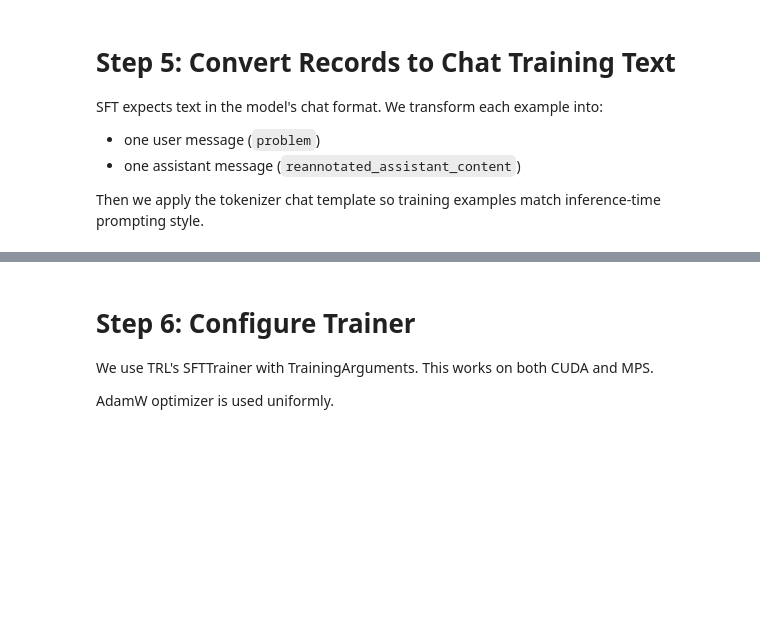
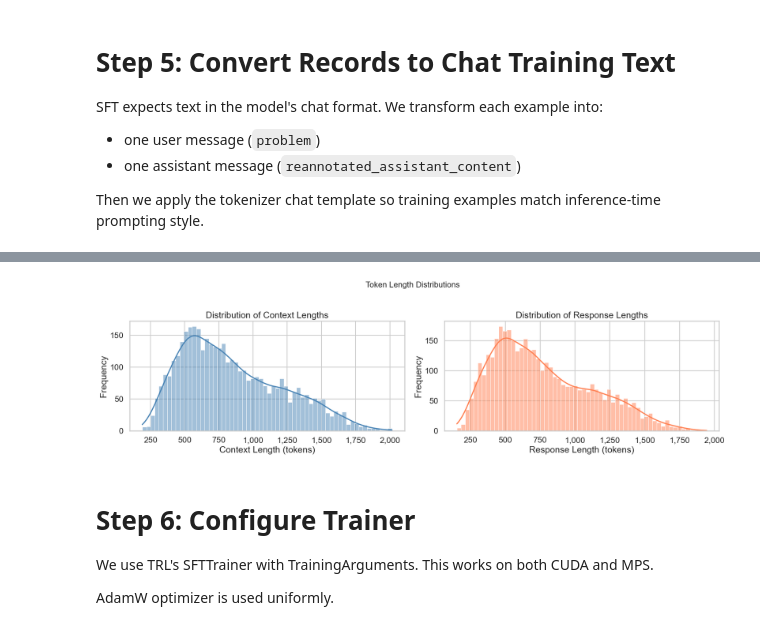
Before and after one commit to tangowhisky-dev/MLEngg, a Jupyter notebook: finetune.ipynb, the cells around one changed output, grey strips where cells are left out. Drawn from its saved outputs; the diff is of its cells as text; code cells hidden in the pictures; blank space fills up the shorter version.

```diff
--- a/finetune.ipynb
+++ b/finetune.ipynb
@@ -120,7 +124,7 @@ Parameters: rank=16, alpha=16.
 # %%
 # Attach LoRA adapters with PEFT (works on CUDA and MPS)
-
-if model is not None:
+ft_model = None
+if base_model is not None:
     try:
         from peft import get_peft_model, LoraConfig
 
@@ -133,7 +137,7 @@ if model is not None:
             task_type="CAUSAL_LM",
         )
 
-        model = get_peft_model(model, peft_config)
+        ft_model = get_peft_model(base_model, peft_config)
         print(f"✓ LoRA adapters attached via PEFT")
     except Exception as e:
         print(f"⚠ Failed to attach LoRA: {e}")
@@ -142,9 +146,9 @@ else:
 
 # Check trainable parameters
 try:
-    trainable_params = sum(p.numel() for p in model.parameters() if getattr(p, "requires_grad", False))
+    trainable_params = sum(p.numel() for p in ft_model.parameters() if getattr(p, "requires_grad", False))
     print(f"✓ Trainable parameters: {trainable_params:,}")
-    # print(f"✓ Trainable parameters: {sum(p.numel() for p in model.parameters() if p.requires_grad):,}")
+    # print(f"✓ Trainable parameters: {sum(p.numel() for p in ft_model.parameters() if p.requires_grad):,}")
 except Exception:
     print("✓ Trainable parameters: unavailable")
 # %% [output]
@@ -229,7 +233,7 @@ if "problem" not in dataset.column_names and "messages" in dataset.column_names:
     dataset = dataset.map(_derive_problem)
 
 # Use a very small subset for quick debug runs (set to None for full dataset)
-subset_size = 10240
+subset_size = 4096
 if subset_size is not None and subset_size < len(dataset):
     dataset = dataset.select(range(subset_size))
 
@@ -319,0 +332,75 @@ First, I need to determine the total number of children on th...
+# %%
+import pandas as pd
+import seaborn as sns
+import matplotlib.pyplot as plt
+import matplotlib.ticker as mticker
+
+sns.set_theme(style="whitegrid", context="talk", palette="muted")
+
+# ── 1. Sample: raw vs formatted ──────────────────────────────────────────────
+sample = dataset[0]
+raw_problem = sample["problem"]
+raw_response = sample["reannotated_assistant_content"]
+formatted_text = sample["text"]
+
+print("=" * 70)
+print("RAW PROBLEM (first 300 chars):")
+print(raw_problem[:300])
+print("\nRAW RESPONSE (first 300 chars):")
+print(raw_response[:300])
+print("\n" + "=" * 70)
+print("FORMATTED TEXT (first 600 chars):")
+print(formatted_text[:600])
+print("=" * 70)
+
+# ── 2 & 3. Compute lengths ───────────────────────────────────────────────────
+def token_len(text: str) -> int:
+    return len(tokenizer.encode(text, add_special_tokens=False))
+
+print("\nComputing token lengths (this may take ~1 min for 5k examples)...")
+
+context_lengths = [token_len(row["text"]) for row in dataset]
+response_lengths = [token_len(row["reannotated_assistant_content"]) for row in dataset]
+
+df = pd.DataFrame({
+    "context_length": context_lengths,
+    "response_length": response_lengths,
+})
+
+print(f"✓ Done. Computed lengths for {len(df):,} examples.\n")
+print(df[["context_length", "response_length"]].describe().round(1).to_string())
+
+# ── 2. Context Length Distribution ───────────────────────────────────────────
+fig, axes = plt.subplots(1, 2, figsize=(18, 5))
+
+sns.histplot(
+    data=df,
+    x="context_length",
+    bins=60,
+    kde=True,
+    color="steelblue",
+    ax=axes[0],
+)
+axes[0].set_title("Distribution of Context Lengths")
+axes[0].set_xlabel("Context Length (tokens)")
+axes[0].set_ylabel("Frequency")
+axes[0].xaxis.set_major_formatter(mticker.FuncFormatter(lambda x, _: f"{int(x):,}"))
+
+# ── 3. Response Length Distribution ──────────────────────────────────────────
+sns.histplot(
+    data=df,
+    x="response_length",
+    bins=60,
+    kde=True,
+    color="coral",
+    ax=axes[1],
+)
+axes[1].set_title("Distribution of Response Lengths")
+axes[1].set_xlabel("Response Length (tokens)")
+axes[1].set_ylabel("Frequency")
+axes[1].xaxis.set_major_formatter(mticker.FuncFormatter(lambda x, _: f"{int(x):,}"))
+
+plt.suptitle("Token Length Distributions", fontsize=16, y=1.02)
+plt.tight_layout()
+plt.show()
+# %% [output]
@@ -320,3 +424,4 @@ First, I need to determine the total number of children on th...
+[figure, added]
 # %% [markdown]
 # Step 6: Configure Trainer
 
```
Also changed, not shown: parts of 11 cells of this notebook, 2 other files.
